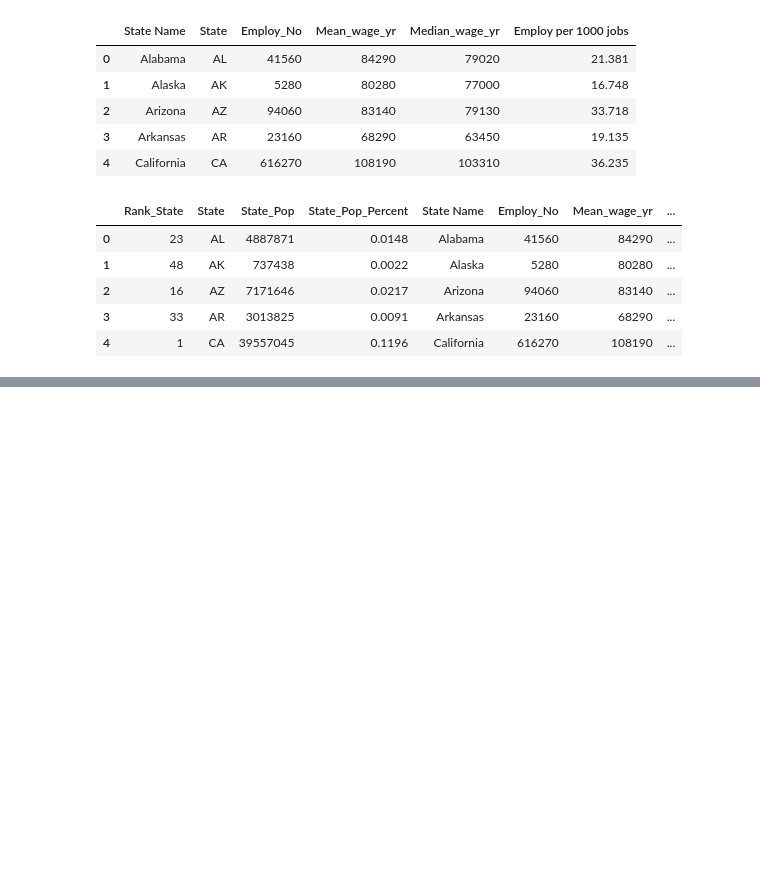
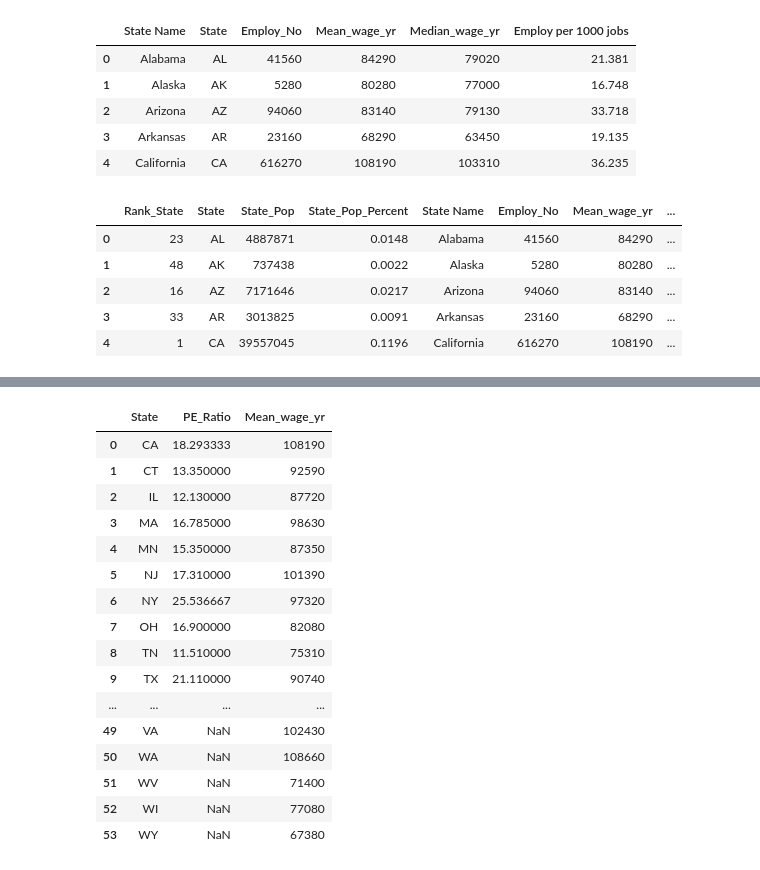
Before and after one commit to yujinie-choi/data_project_one, a Jupyter notebook: salary2.ipynb, the cells around one changed output, grey strips where cells are left out. Drawn from its saved outputs; the diff is of its cells as text; code cells hidden in the pictures; blank space fills up the shorter version.

Commit message:
Getting too many Nans on my State merge. Anyone help

```diff
--- a/salary2.ipynb
+++ b/salary2.ipynb
@@ -264,2 +264,7 @@ employ_pop.head()
 #1. Which State has most growth companies?
 #2. Is that same State where math employee wages are highest?
+# %%
+#Group Corporations by State, and get mean PE ratio
+
+group_corp_state = allco_with_hq.groupby("State")
+group_corp_state.head()
@@ -265,0 +288,3 @@ employ_pop.head()
+# %%
+total_corps = group_corp_state["PE_Ratio"].mean()
+total_corps.head
@@ -265,0 +304,3 @@ employ_pop.head()
+# %%
+mean_wage = employ_pop[["Mean_wage_yr", 'State']]
+mean_wage.head()
@@ -265,0 +314,24 @@ employ_pop.head()
+# %%
+#New dataframe for both totals
+compare_states_df = pd.merge(total_corps, mean_wage, on="State", how="right")
+
+# Display the data table for preview
+compare_states_df
+# %% [output]
+|  | State | PE_Ratio | Mean_wage_yr |
+| 0 | CA | 18.293333 | 108190 |
+| 1 | CT | 13.350000 | 92590 |
+| 2 | IL | 12.130000 | 87720 |
+| 3 | MA | 16.785000 | 98630 |
+| 4 | MN | 15.350000 | 87350 |
+| 5 | NJ | 17.310000 | 101390 |
+| 6 | NY | 25.536667 | 97320 |
+| 7 | OH | 16.900000 | 82080 |
+| 8 | TN | 11.510000 | 75310 |
+| 9 | TX | 21.110000 | 90740 |
+| ... | ... | ... | ... |
+| 49 | VA | NaN | 102430 |
+| 50 | WA | NaN | 108660 |
+| 51 | WV | NaN | 71400 |
+| 52 | WI | NaN | 77080 |
+| 53 | WY | NaN | 67380 |
```
Also changed, not shown: parts of 5 cells of this notebook.
